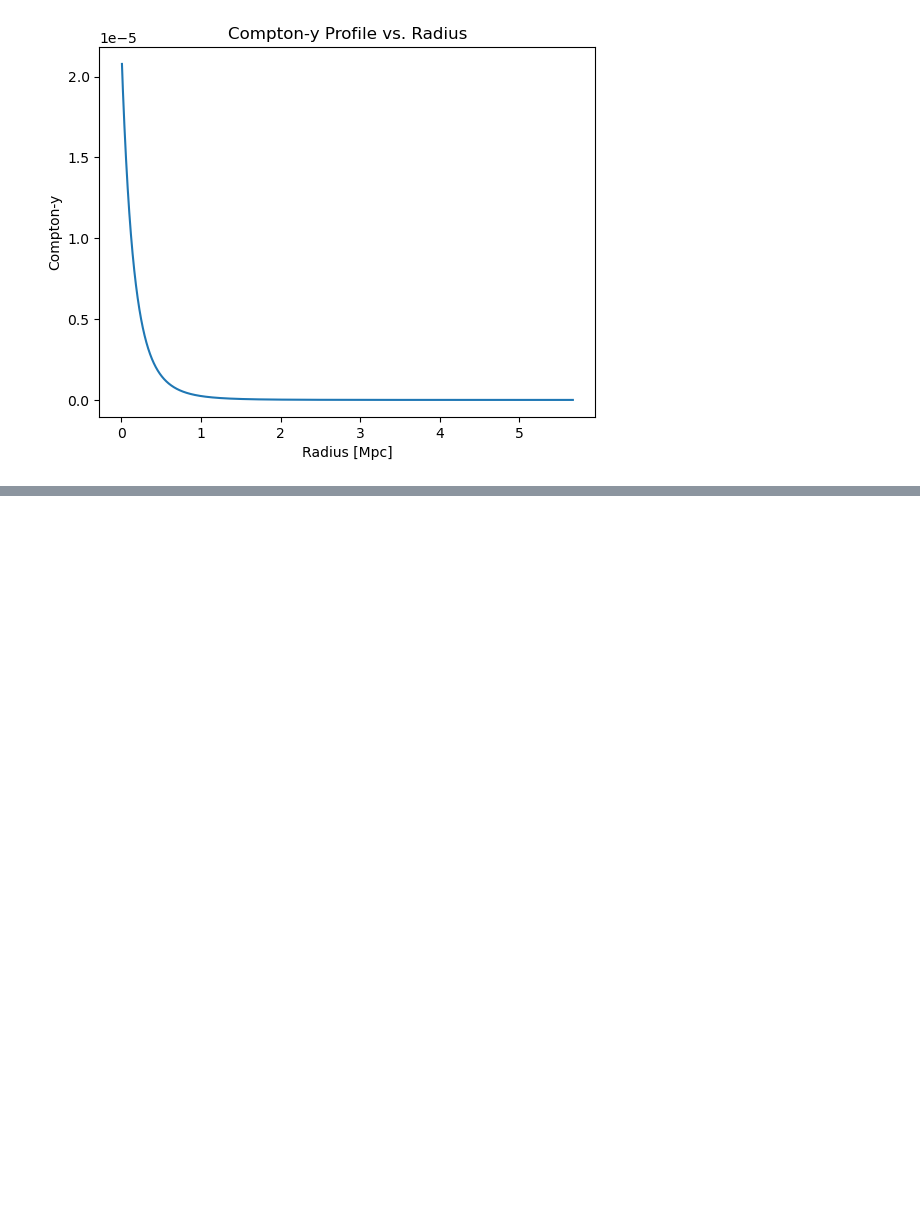
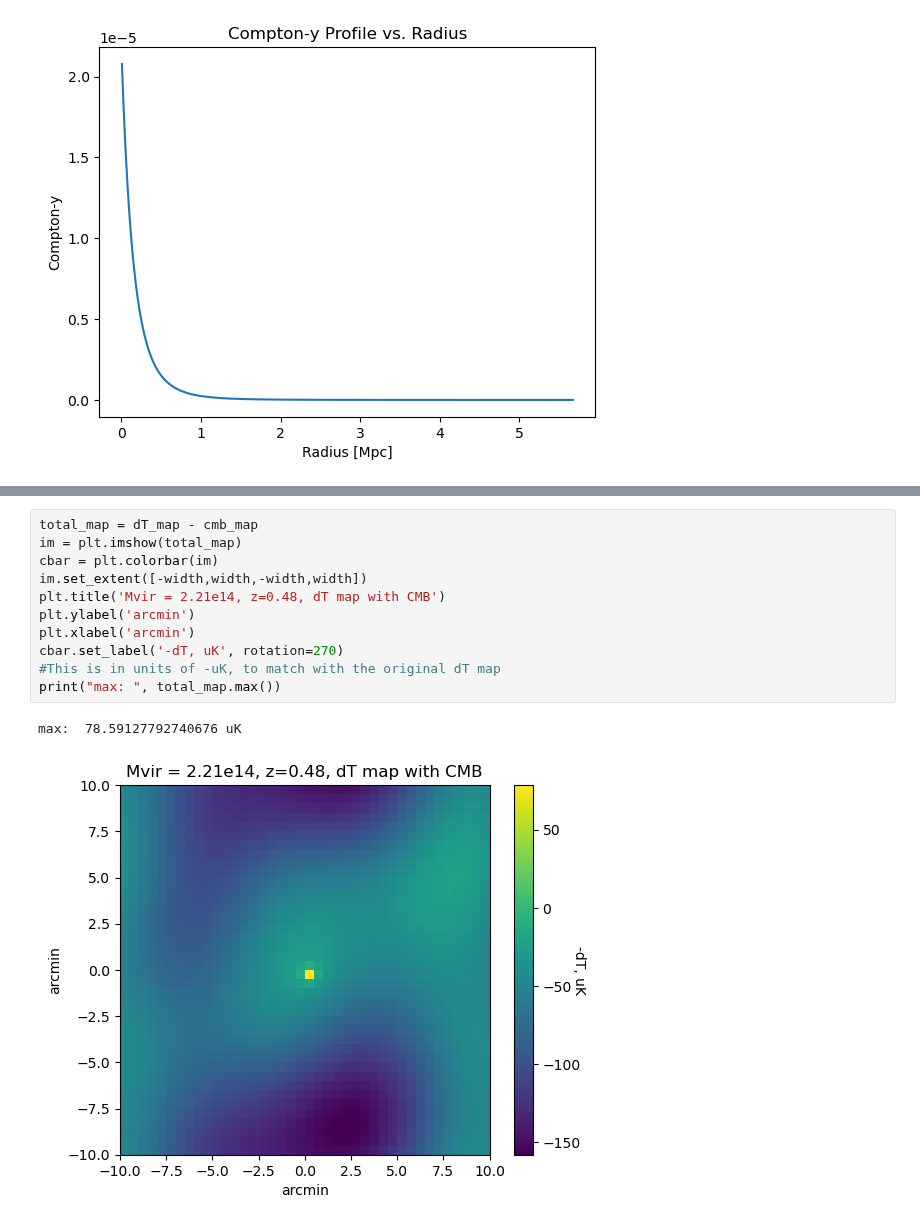
Before and after one commit to deepskies/DeepSZSim, a Jupyter notebook: run_sims.ipynb, the cells around one changed output, grey strips where cells are left out. Saved outputs shown, nothing was run; the diff lists cells and outputs as text; blank space fills up the shorter version.

```diff
--- a/run_sims.ipynb
+++ b/run_sims.ipynb
@@ -172,3 +202,17 @@ UnitConversionError: Can only apply 'greater' function to dimensionless quantiti
+# %%
+total_map = dT_map - cmb_map
+im = plt.imshow(total_map)
+cbar = plt.colorbar(im)
+im.set_extent([-width,width,-width,width])
+plt.title('Mvir = 2.21e14, z=0.48, dT map with CMB')
+plt.ylabel('arcmin')
+plt.xlabel('arcmin')
+cbar.set_label('-dT, uK', rotation=270)
+#This is in units of -uK, to match with the original dT map
+print("max: ", total_map.max())
+# %% [output]
+max:  78.59127792740676 uK
+[figure, added]
 # %%
 sim_id = 0
 # Data to be stored:
```
Also changed, not shown: parts of 12 cells of this notebook, 1 other file.
